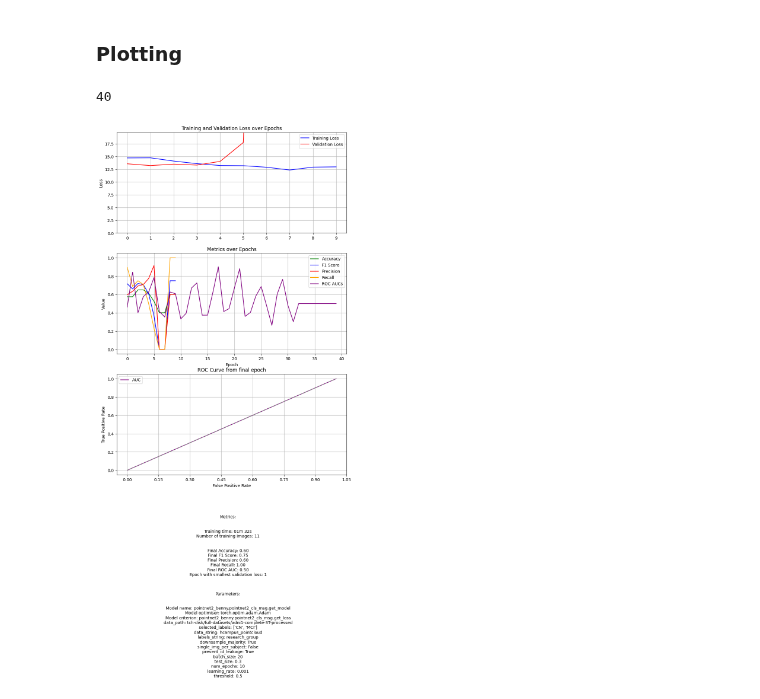
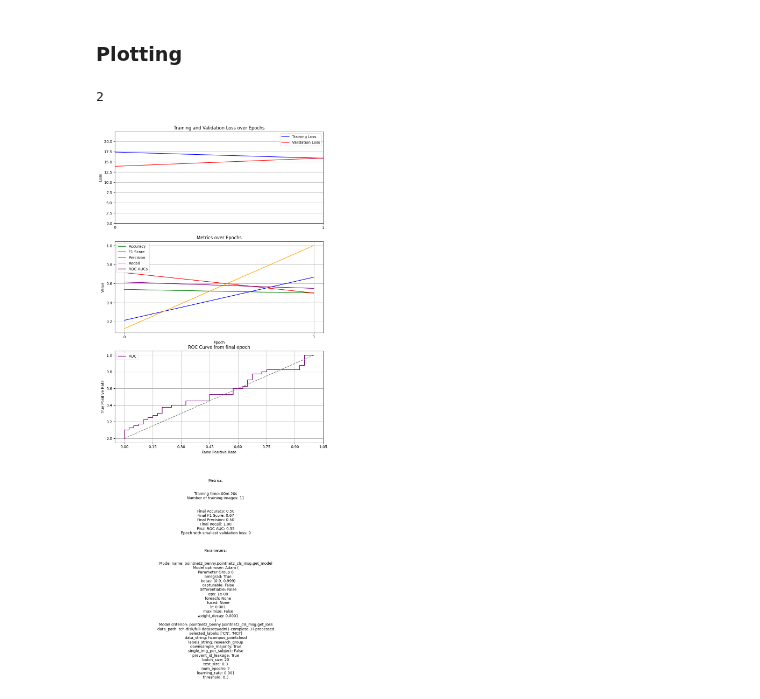
Before and after one commit to oscarlloydjohn/lloyd-john-MIUA-2025, a Jupyter notebook: test.ipynb, the cells around one changed output. Saved outputs shown, nothing was run; the diff lists cells and outputs as text; code cells hidden in the pictures.

```diff
--- a/test.ipynb
+++ b/test.ipynb
@@ -46,7 +46,7 @@ model_parameters.batch_size = 20
 
 model_parameters.test_size = 0.3
 
-model_parameters.num_epochs = 10
+model_parameters.num_epochs = 2
 
 model_parameters.learning_rate = 0.001
 
@@ -67,4 +67,4 @@ model_parameters.optimiser = optim.Adam(
 # %% [markdown]
 ### Dataloader creation
 # %%
-train_dataloader, test_dataloader = init_dataloaders(model_parameters, verify_data=True)
+train_dataloader, test_dataloader = init_dataloaders(model_parameters, verify_data=False)
@@ -89,6 +71,6 @@ Id intersection between train and test: []
 # %% [markdown]
 ### Training
 # %%
-metrics = train_nn(model_parameters, train_dataloader, test_dataloader)
+metrics = train_nn(model_parameters, train_dataloader, test_dataloader, mode='pointnet')
 # %% [output]
 Using cuda device
@@ -267,7 +105,7 @@ Training complete and model saved
 ### Plotting
 # %%
 
-plot(metrics, model_parameters)
+plot(metrics, model_parameters, save_params=True, save_metrics=True, save_png=True)
 # %% [output]
-40
+2
-[figure, old version]
+[figure, new version]
```
Also changed, not shown: parts of 2 cells of this notebook, 35 other files.
